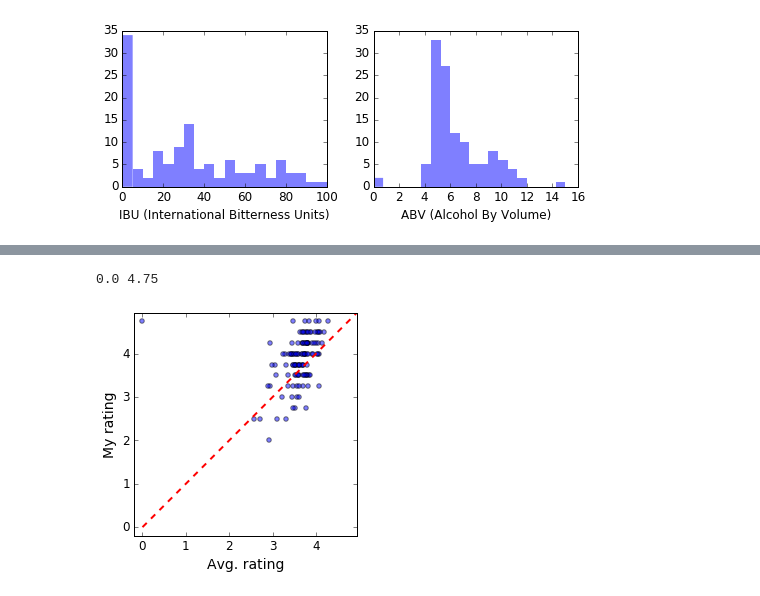
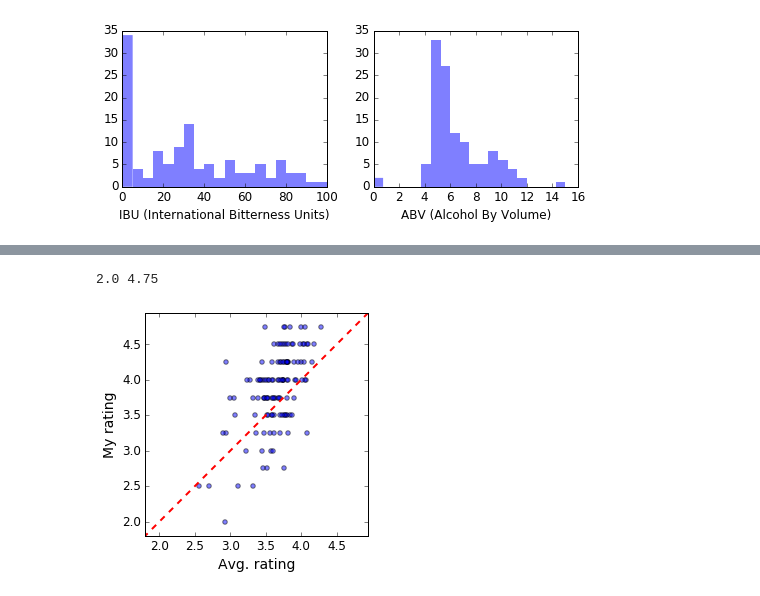
Before and after one commit to onurvarol/my_beer_exploration, a Jupyter notebook: untappd_analysis.ipynb, the cells around one changed output, grey strips where cells are left out. Saved outputs shown, nothing was run; the diff lists cells and outputs as text; code cells hidden in the pictures.

```diff
--- a/untappd_analysis.ipynb
+++ b/untappd_analysis.ipynb
@@ -146,3 +146,18 @@ plt.tight_layout()
 Avg. IBU: 30.6
 Avg. ABV: 6.49541666667
 [figure]
+# %%
+# Beer ABV vs IBU
+beerMeasures = list()
+for b in uniqueBeers:
+    beerMeasures.append((b['beer']['beer_abv'],b['beer']['beer_ibu']))
+beerMeasures = np.array(beerMeasures)
+print beerMeasures.shape
+
+fig = plt.figure(figsize=(4,4))
+plt.scatter(beerMeasures[:,0], beerMeasures[:,1], alpha=0.5)
+plt.xlim(xmin=0)
+plt.ylim((0,100))
+plt.xlabel('ABV (Alcohol By Volume)', fontsize=12)
+plt.ylabel('IBU (International Bitterness Units)', fontsize=12)
+plt.tick_params(axis='both', which='major', labelsize=14)
@@ -149,21 +167,23 @@ Avg. ABV: 6.49541666667
 # %%
 # Scatter plot of avg. ratings vs. my ratings
 scatterData = list()
 for b in uniqueBeers:
+    if b['beer']['rating_score'] == 0:
+        continue
     scatterData.append((b['beer']['rating_score'], b['rating_score']))
 scatterData = np.array(scatterData)
 
 fig = plt.figure(figsize=(4,4))
 plt.plot([0,5],[0,5],'r--', linewidth=2)
 plt.scatter(scatterData[:,0], scatterData[:,1], alpha=0.5)
 
 minV, maxV = np.min(scatterData), np.max(scatterData)
 print minV, maxV
 plt.xlim((minV-0.2, maxV+0.2))
 plt.ylim((minV-0.2, maxV+0.2))
 plt.xlabel('Avg. rating', fontsize=14)
 plt.ylabel('My rating', fontsize=14)
 plt.tick_params(axis='both', which='major', labelsize=12)
 # %% [output]
-0.0 4.75
+2.0 4.75
-[figure, old version]
+[figure, new version]
```
Also changed, not shown: parts of 6 cells of this notebook.
